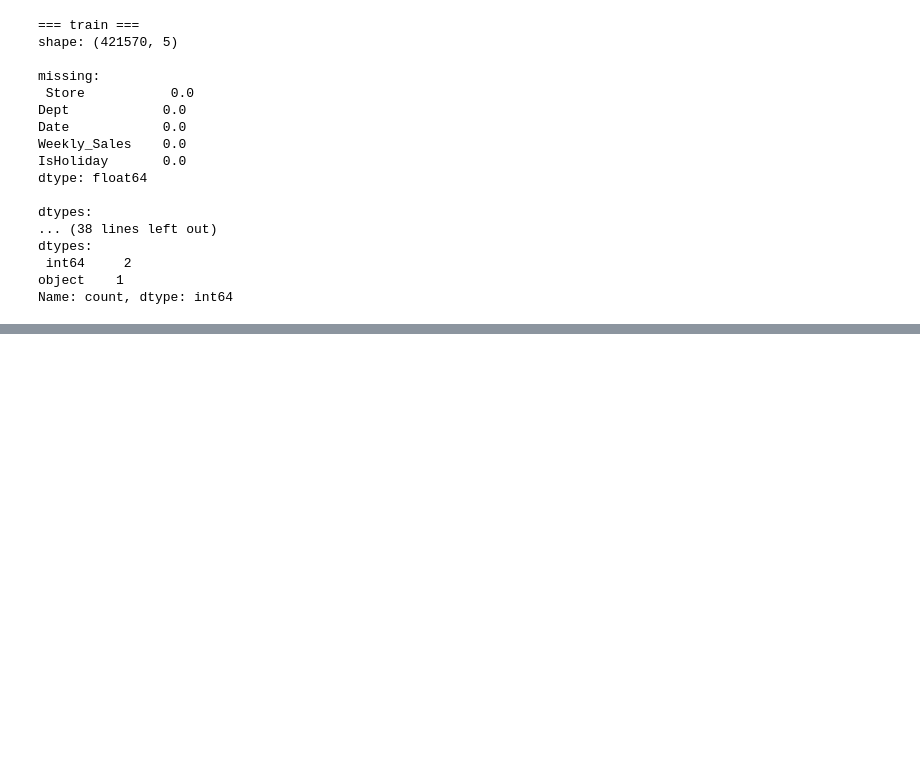
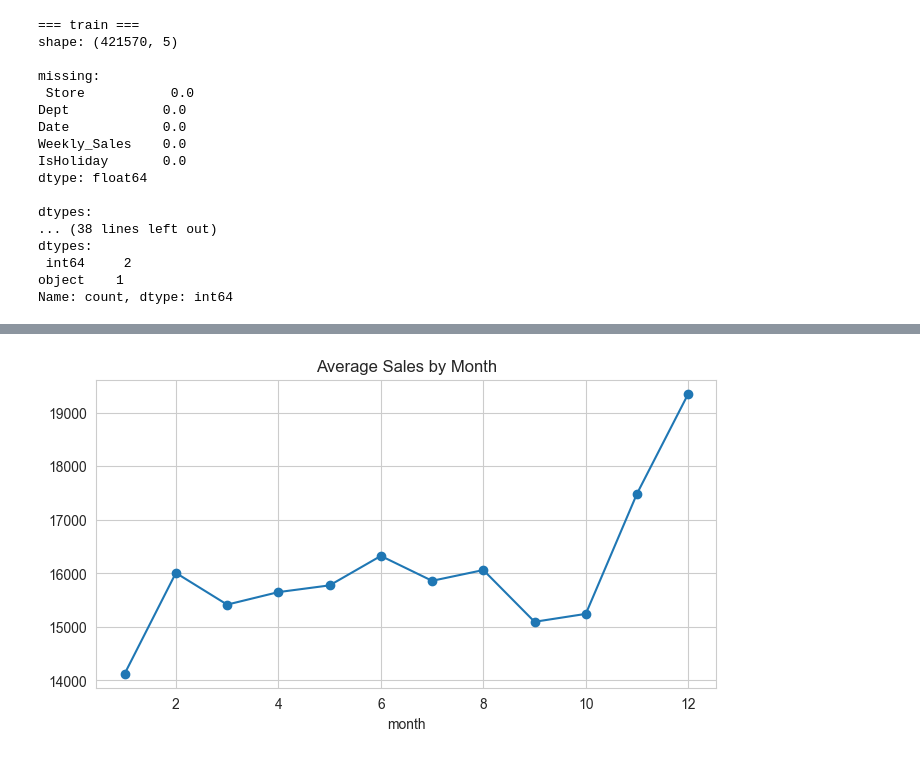
Before and after one commit to shubhro2002/demand-intelligence-system, a Jupyter notebook: notebooks/eda.ipynb, the cells around one changed output, grey strips where cells are left out. Cells and saved outputs as stored; diff of their text form; code cells hidden in the pictures; blank space fills up the shorter version.

```diff
--- a/notebooks/eda.ipynb
+++ b/notebooks/eda.ipynb
@@ -135,0 +166,12 @@ Name: count, dtype: int64
+# %%
+df["month"] = df["Date"].dt.month
+df["week"] = df["Date"].dt.isocalendar().week.astype(int)
+
+monthly = df.groupby("month")["Weekly_Sales"].mean()
+
+plt.figure(figsize=(8,4))
+monthly.plot(marker="o")
+plt.title("Average Sales by Month")
+plt.show()
+# %% [output]
+[figure, added]
```
Also changed, not shown: parts of 21 cells of this notebook, 1 other file.
